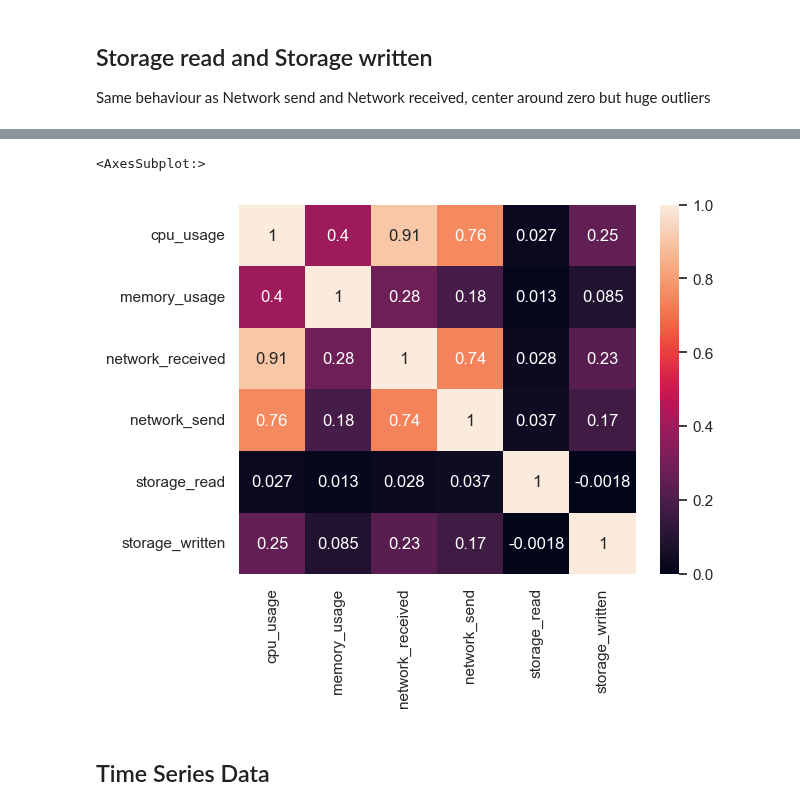
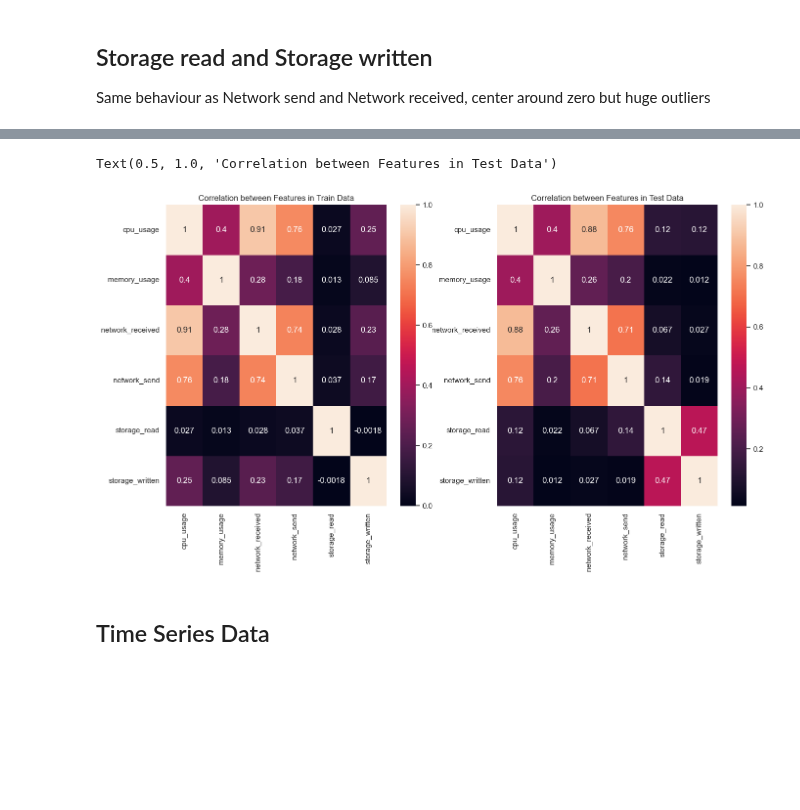
Before and after one commit to Janalytics94/anomaly-detection-software, a Jupyter notebook: src/model/project.ipynb, the cells around one changed output, grey strips where cells are left out. Saved outputs shown, nothing was run; the diff lists cells and outputs as text; code cells hidden in the pictures; blank space fills up the shorter version.

```diff
--- a/src/analyse/project.ipynb
+++ b/src/model/project.ipynb
@@ -340,9 +304,0 @@ plt.show()
-# %%
-fig, axes = plt.subplots(1,2)
-sns.set()
-fig.suptitle('Distribution Plot Network send')
-axes[0].set_title('Train Data')
-axes[1].set_title('Test Data')
-sns.histplot(train['network_send'], kde=True, ax=axes[0])# left skewed
-sns.histplot(test['network_send'], kde=True, ax=axes[1], color='red') # left skewed
-plt.show()
@@ -384,12 +324,3 @@ sns.heatmap(corr, annot=True)
 ## Storage read and Storage written
 
 Same behaviour as Network send and Network received, center around zero but huge outliers
-# %%
-fig, axes = plt.subplots(1,2)
-sns.set()
-fig.suptitle('Distribution Plot Storage Read')
-axes[0].set_title('Train Data')
-axes[1].set_title('Test Data')
-sns.histplot(train['storage_read'],  kde=True, ax=axes[0])# left skewed
-sns.histplot(test['storage_read'], kde=True, ax=axes[1], color='red') # left skewed
-plt.show()
@@ -398,9 +326,0 @@ plt.show()
-# %%
-fig, axes = plt.subplots(1,2)
-sns.set()
-fig.suptitle('Distribution Plot  Storage Written')
-axes[0].set_title('Train Data')
-axes[1].set_title('Test Data')
-sns.histplot(train['storage_written'],  kde=True, ax=axes[0])# left skewed
-sns.histplot(test['storage_written'], kde=True, ax=axes[1], color='red') # left skewed
-plt.show()
@@ -429,9 +327,15 @@ sns.heatmap(corr, annot=True)
 # %%
 # Correlation of all features -> Scaling after does not make a difference
+plt.figure(figsize=(16, 8))
+plt.subplot(1, 2, 1)
 sns.heatmap(train.corr(), annot=True)
+plt.title("Correlation between Features in Train Data")
+plt.subplot(1, 2, 2)
+sns.heatmap(test.corr(), annot=True)
+plt.title("Correlation between Features in Test Data")
 # %% [output]
-<AxesSubplot:>
+Text(0.5, 1.0, 'Correlation between Features in Test Data')
-[figure, old version]
+[figure, new version]
 # %% [markdown]
 ## Time Series Data
 # %%
```
Also changed, not shown: parts of 17 cells of this notebook, 3 other files.
